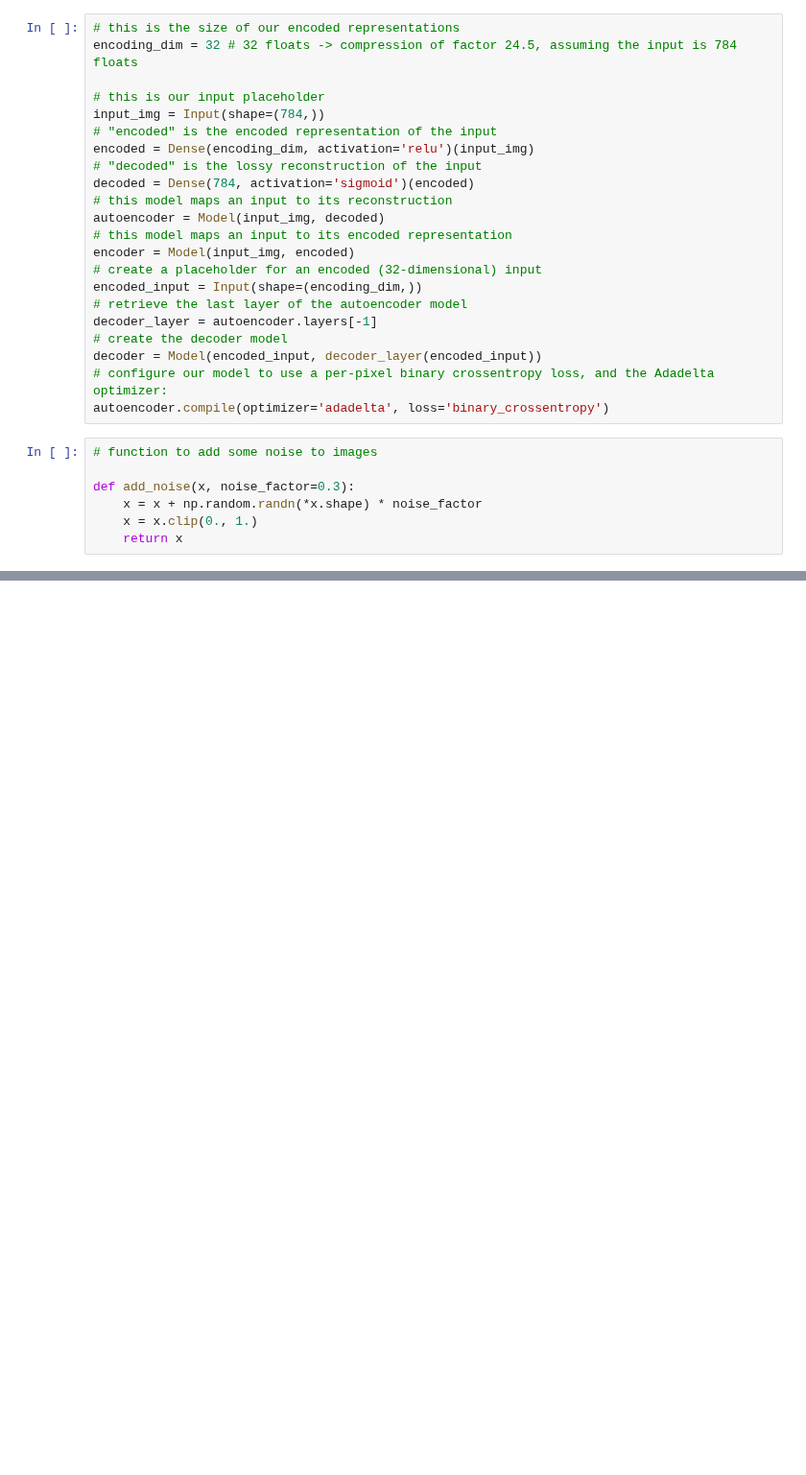
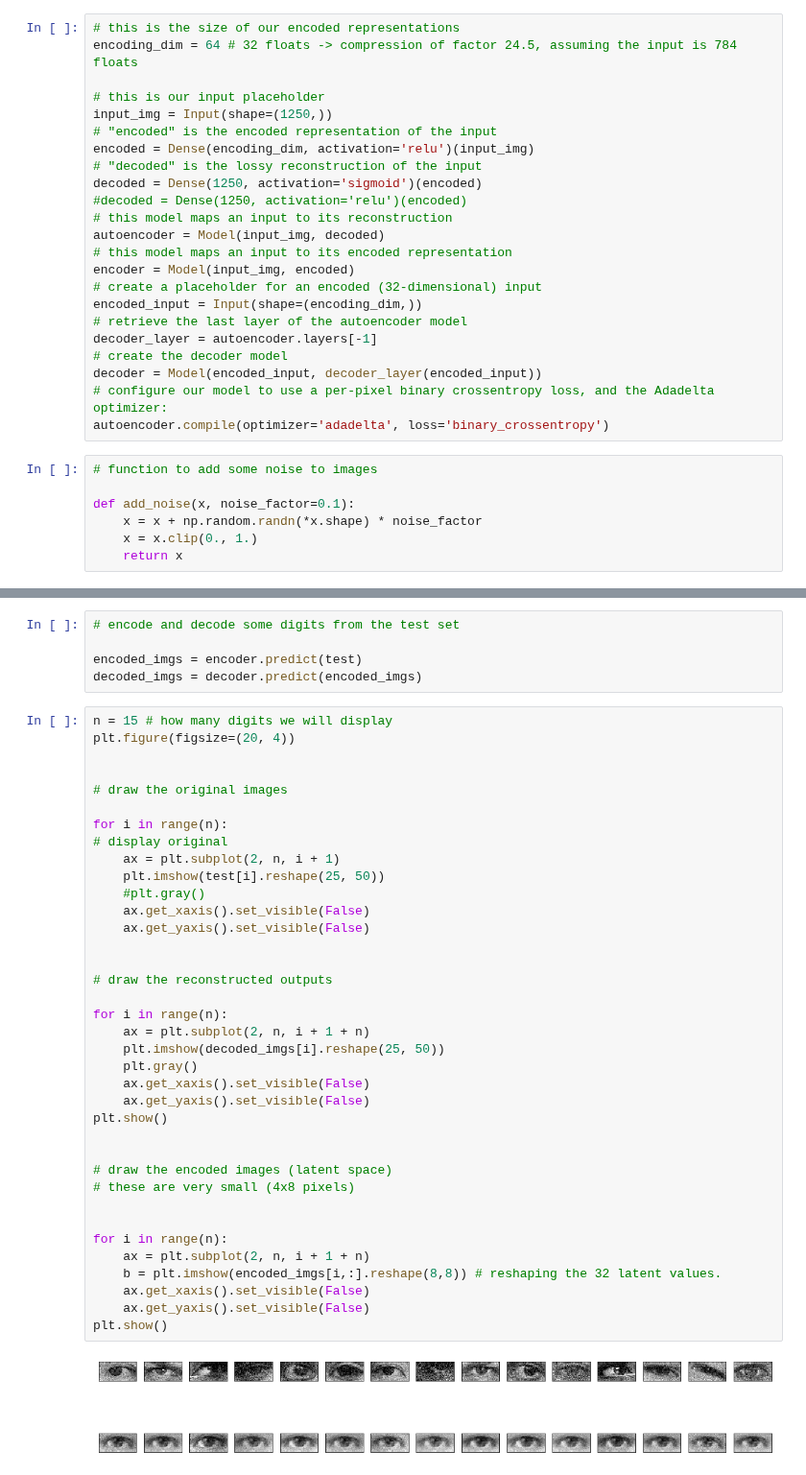
Before and after one commit to nielsr2/P3-G306, a Jupyter notebook: STRUCTURE/NOTEBOOKS/George_niels.ipynb, the cells around one changed output, grey strips where cells are left out. Shown at 96% size. Cells and saved outputs as stored; diff of their text form; blank space fills up the shorter version.

```diff
--- a/STRUCTURE/NOTEBOOKS/George_niels.ipynb
+++ b/STRUCTURE/NOTEBOOKS/George_niels.ipynb
@@ -8,13 +10,14 @@ import glob, cv2
 # %%
 # this is the size of our encoded representations
-encoding_dim = 32 # 32 floats -> compression of factor 24.5, assuming the input is 784 floats
+encoding_dim = 64 # 32 floats -> compression of factor 24.5, assuming the input is 784 floats
 
 # this is our input placeholder
-input_img = Input(shape=(784,))
+input_img = Input(shape=(1250,))
 # "encoded" is the encoded representation of the input
 encoded = Dense(encoding_dim, activation='relu')(input_img)
 # "decoded" is the lossy reconstruction of the input
-decoded = Dense(784, activation='sigmoid')(encoded)
+decoded = Dense(1250, activation='sigmoid')(encoded)
+#decoded = Dense(1250, activation='relu')(encoded)
 # this model maps an input to its reconstruction
 autoencoder = Model(input_img, decoded)
 # this model maps an input to its encoded representation
@@ -30,7 +33,7 @@ autoencoder.compile(optimizer='adadelta', loss='binary_crossentropy')
 # %%
 # function to add some noise to images
 
-def add_noise(x, noise_factor=0.3):
+def add_noise(x, noise_factor=0.1):
     x = x + np.random.randn(*x.shape) * noise_factor
     x = x.clip(0., 1.)
     return x
@@ -78,0 +146,44 @@ ValueError: setting an array element with a sequence.
+# %%
+# encode and decode some digits from the test set
+
+encoded_imgs = encoder.predict(test)
+decoded_imgs = decoder.predict(encoded_imgs)
+# %%
+n = 15 # how many digits we will display
+plt.figure(figsize=(20, 4))
+
+
+# draw the original images
+
+for i in range(n):
+# display original
+    ax = plt.subplot(2, n, i + 1)
+    plt.imshow(test[i].reshape(25, 50))
+    #plt.gray()
+    ax.get_xaxis().set_visible(False)
+    ax.get_yaxis().set_visible(False)
+
+
+# draw the reconstructed outputs
+
+for i in range(n):
+    ax = plt.subplot(2, n, i + 1 + n)
+    plt.imshow(decoded_imgs[i].reshape(25, 50))
+    plt.gray()
+    ax.get_xaxis().set_visible(False)
+    ax.get_yaxis().set_visible(False)
+plt.show()
+
+
+# draw the encoded images (latent space)
+# these are very small (4x8 pixels)
+
+
+for i in range(n):
+    ax = plt.subplot(2, n, i + 1 + n)
+    b = plt.imshow(encoded_imgs[i,:].reshape(8,8)) # reshaping the 32 latent values.
+    ax.get_xaxis().set_visible(False)
+    ax.get_yaxis().set_visible(False)
+plt.show()
+# %% [output]
+[figure, added]
```
Also changed, not shown: parts of 11 cells of this notebook, 37 other files.
